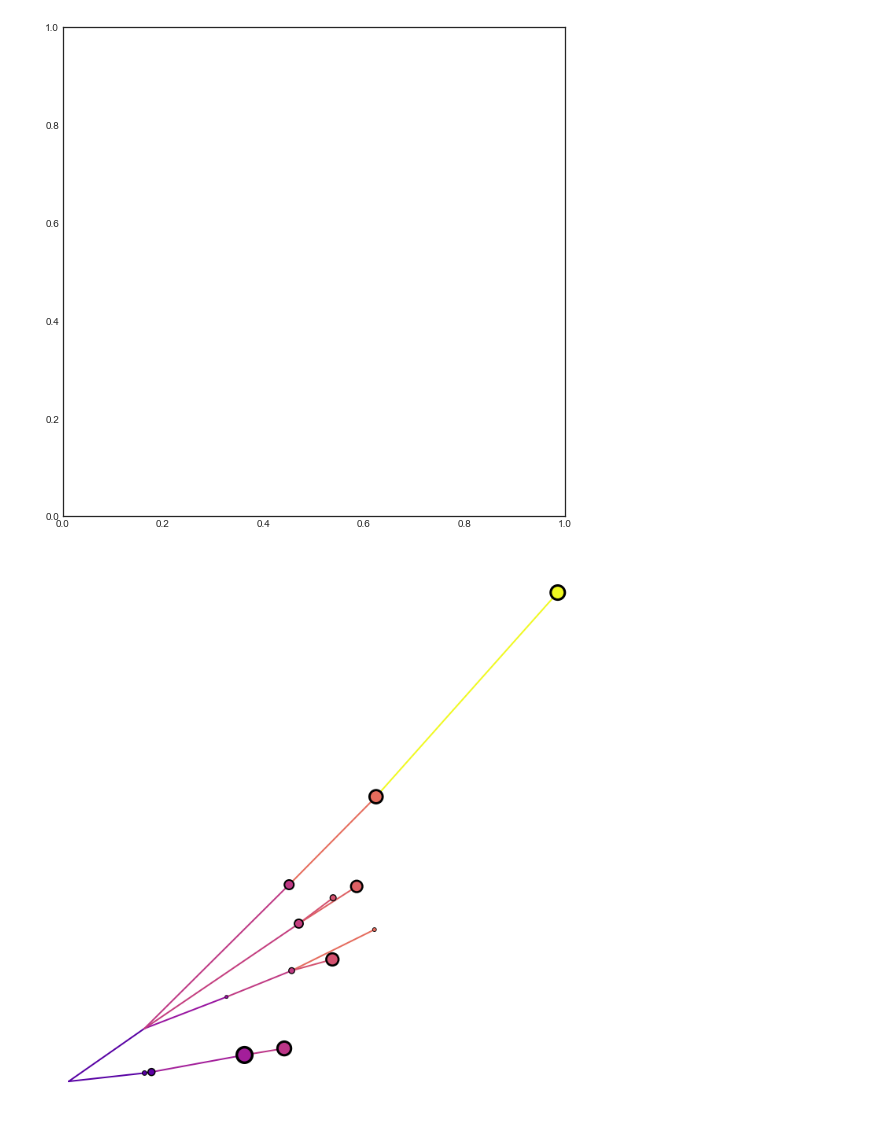
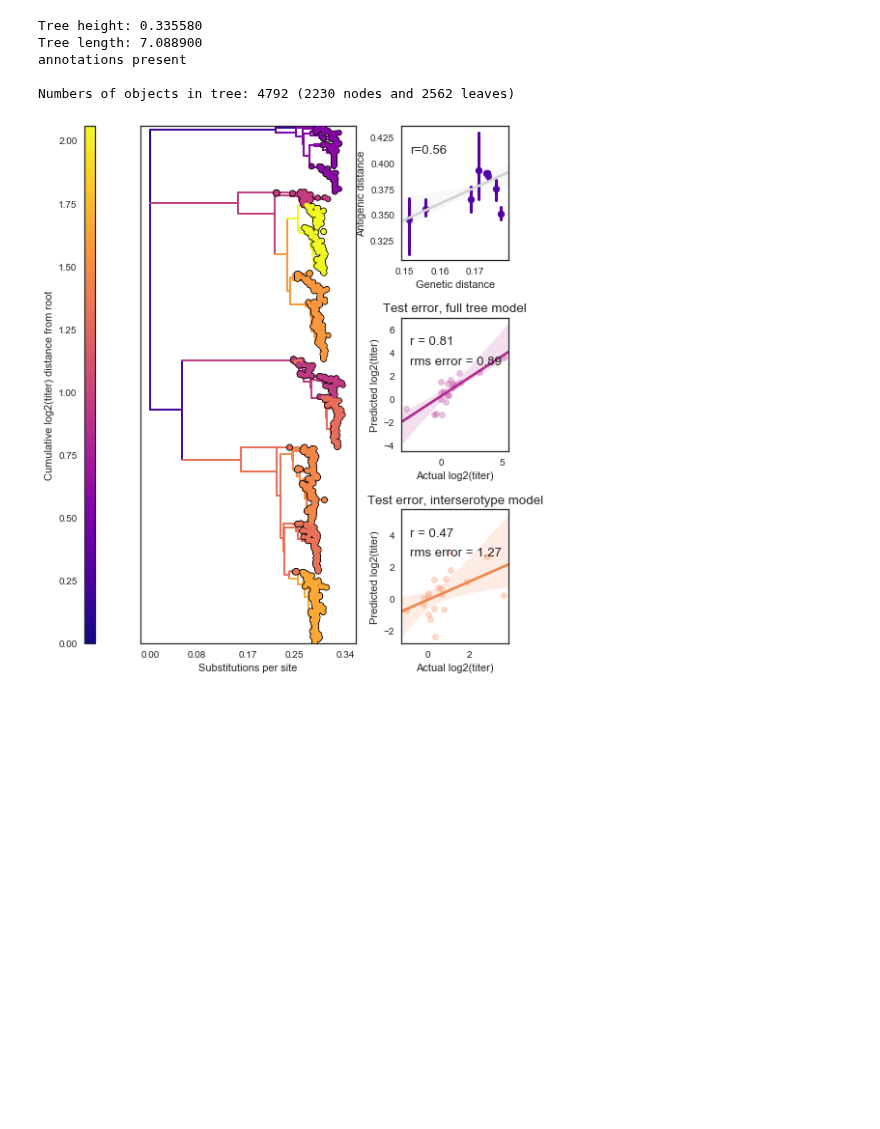
Before and after one commit to blab/dengue-antigenic-dynamics, a Jupyter notebook: figures/antigenic_tree.ipynb, the cells around one changed output. Cells and saved outputs as stored; diff of their text form; code cells hidden in the pictures; blank space fills up the shorter version.

Commit message:
Draft antigenic tree + titer model performance fig

```diff
--- a/figures/antigenic_tree.ipynb
+++ b/figures/antigenic_tree.ipynb
@@ -12,3 +0,0 @@ out_path = './png/'
-# %%
-antigenic_tree = bt.loadJSON(tree_file, {'name': 'strain', 'height': 'cTiter'})
-genetic_tree = bt.loadJSON(tree_file, {'name': 'strain', 'height': 'xvalue'})
@@ -48,0 +15,20 @@ collapsed_antigenic_tree.drawTree()
+# %%
+cmap=mpl.cm.plasma
+all_effects_color = cmap(0.4)
+interserotype_effects_color = cmap(0.7)
+
+all_tree_file = '../data/augur-output/dengue_allBranchEffects_tree.json'
+allEffects_err_file = '../data/augur-output/all_effects/dengue_all_predicted_titers.csv'
+interseroEffects_err_file = '../data/augur-output/interserotype_effects/dengue_all_predicted_titers.csv'
+geno_pheno_file = './png/tip_distances.csv'
+out_path = './png/'
+# %%
+all_tree = bt.loadJSON(all_tree_file, {'name': 'strain', 'height': 'xvalue'})
+allEffects_err = pd.read_csv(allEffects_err_file, index_col=None)
+interseroEffects_err = pd.read_csv(interseroEffects_err_file, index_col=None)
+# %% [output]
+Tree height: 0.335580
+Tree length: 7.088900
+annotations present
+
+Numbers of objects in tree: 4792 (2230 nodes and 2562 leaves)
@@ -106,10 +136,27 @@ collapsed_antigenic_tree.drawUnrooted()
-# %%
-# fig, ax = plt.subplots(1,2,figsize=(12,12))
-fig, ax = plt.subplots(figsize=(9,9))
-# plt.sca(ax[0])
-plot_tree(collapsed_antigenic_tree)
-# plt.sca(ax[1])
-# plot_tree(genetic_tree, colorby='cTiter', vmax=max_cTiter, color_callable=plt.get_cmap('viridis'))
-# %% [output]
-[figure, removed]
-[figure, removed]
+# %%
+fig = plt.figure(figsize=(7.5, 8.25))
+gs = gridspec.GridSpec(3,3, width_ratios=[0.1,2,1])
+sns.set_palette('plasma')
+
+cax = plt.subplot(gs[:,0])
+allEffects_tree_ax = plt.subplot(gs[:,1])
+geno_pheno_ax = plt.subplot(gs[0,-1])
+allEffects_err_ax = plt.subplot(gs[1,-1])
+interseroEffects_err_ax = plt.subplot(gs[2,-1])
+
+sns.set(style='white', font_scale=1.3)
+plot_tree(all_tree, ax=allEffects_tree_ax, cax=cax, cmap=cmap)
+
+sns.set(style='whitegrid', font_scale=1.1)
+plot_geno_pheno(geno_pheno_df, geno_pheno_ax)
+
+plot_performance(allEffects_err, allEffects_err_ax, c=all_effects_color)
+allEffects_err_ax.set_title('Test error, full tree model')
+
+plot_performance(interseroEffects_err, interseroEffects_err_ax, c=interserotype_effects_color)
+interseroEffects_err_ax.set_title('Test error, interserotype model')
+
+plt.tight_layout(h_pad=1.08, w_pad=0.5)
+plt.show()
+# %% [output]
+[figure, added]
```
Also changed, not shown: parts of 8 cells of this notebook.
